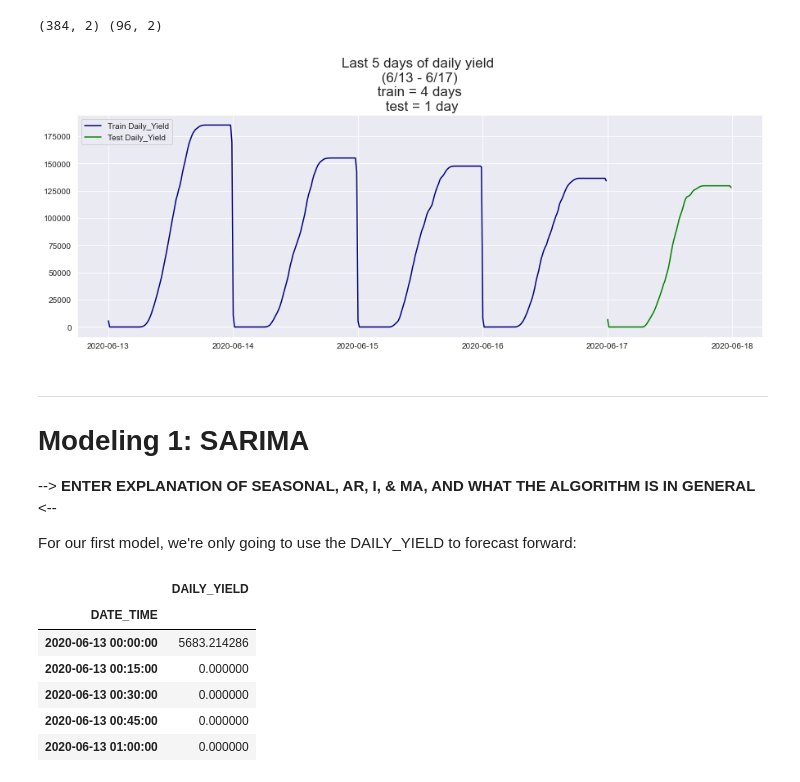
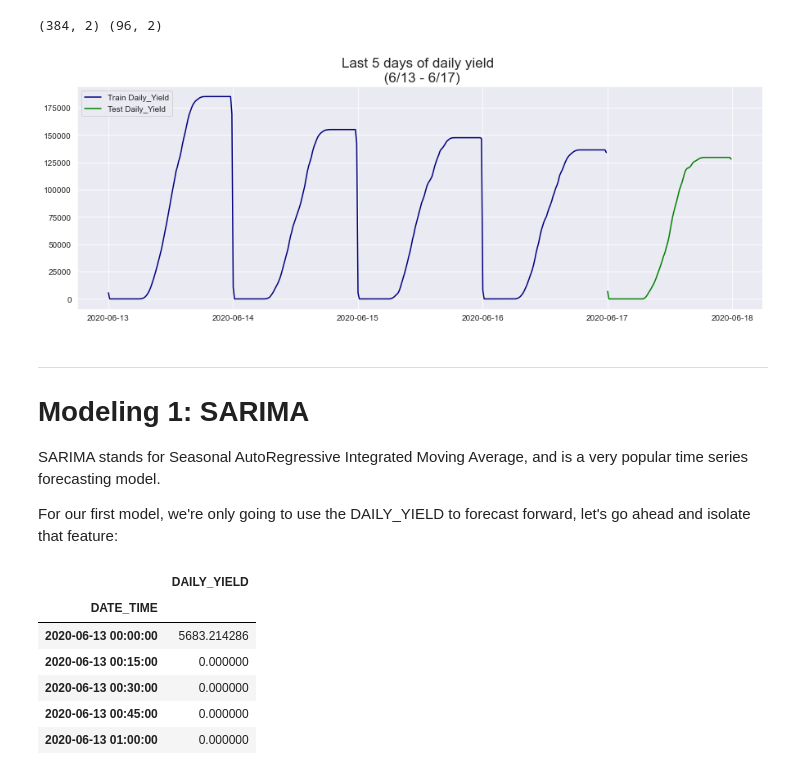
Before and after one commit to Ozxahmed/flatiron_capstone, a Jupyter notebook: notebooks/report/final_notebook_my_thoughts_from_a_balcony.ipynb, the cells around one changed output. Cells and saved outputs as stored; diff of their text form; code cells hidden in the pictures.

```diff
--- a/notebooks/report/final_notebook_my_thoughts_from_a_balcony.ipynb
+++ b/notebooks/report/final_notebook_my_thoughts_from_a_balcony.ipynb
@@ -390,20 +390,20 @@ print(train_pred_fin.shape, test_pred_fin.shape)
 # %%
 fig,ax = plt.subplots(figsize=(15,5))
 ax.plot(train_pred_fin.DAILY_YIELD, label='Train Daily_Yield', color='navy')
 ax.plot(test_pred_fin.DAILY_YIELD, label='Test Daily_Yield', color='green')
-ax.set_title('Last 5 days of daily yield \n (6/13 - 6/17) \n train = 4 days \n test = 1 day', fontsize=17)
-ax.legend(loc='upper left')
-plt.show()
+ax.set_title('Last 5 days of daily yield \n (6/13 - 6/17)', fontsize=17)
+ax.legend(loc='upper left');
+plt.savefig('train_test_data.png')
 # %% [output]
-[figure, old version]
+[figure, new version]
 # %% [markdown]
 ---
 
 # Modeling 1: SARIMA
 
---> **ENTER EXPLANATION OF SEASONAL, AR, I, & MA, AND WHAT THE ALGORITHM IS IN GENERAL** <--
+SARIMA stands for Seasonal AutoRegressive Integrated Moving Average, and is a very popular time series forecasting model.
 
-For our first model, we're only going to use the DAILY_YIELD to forecast forward:
+For our first model, we're only going to use the DAILY_YIELD to forecast forward, let's go ahead and isolate that feature:
 # %%
 train_sarima = train_pred_fin[['DAILY_YIELD']]
 test_sarima = test_pred_fin[['DAILY_YIELD']]
```
Also changed, not shown: parts of 11 cells of this notebook, 3 other files.
